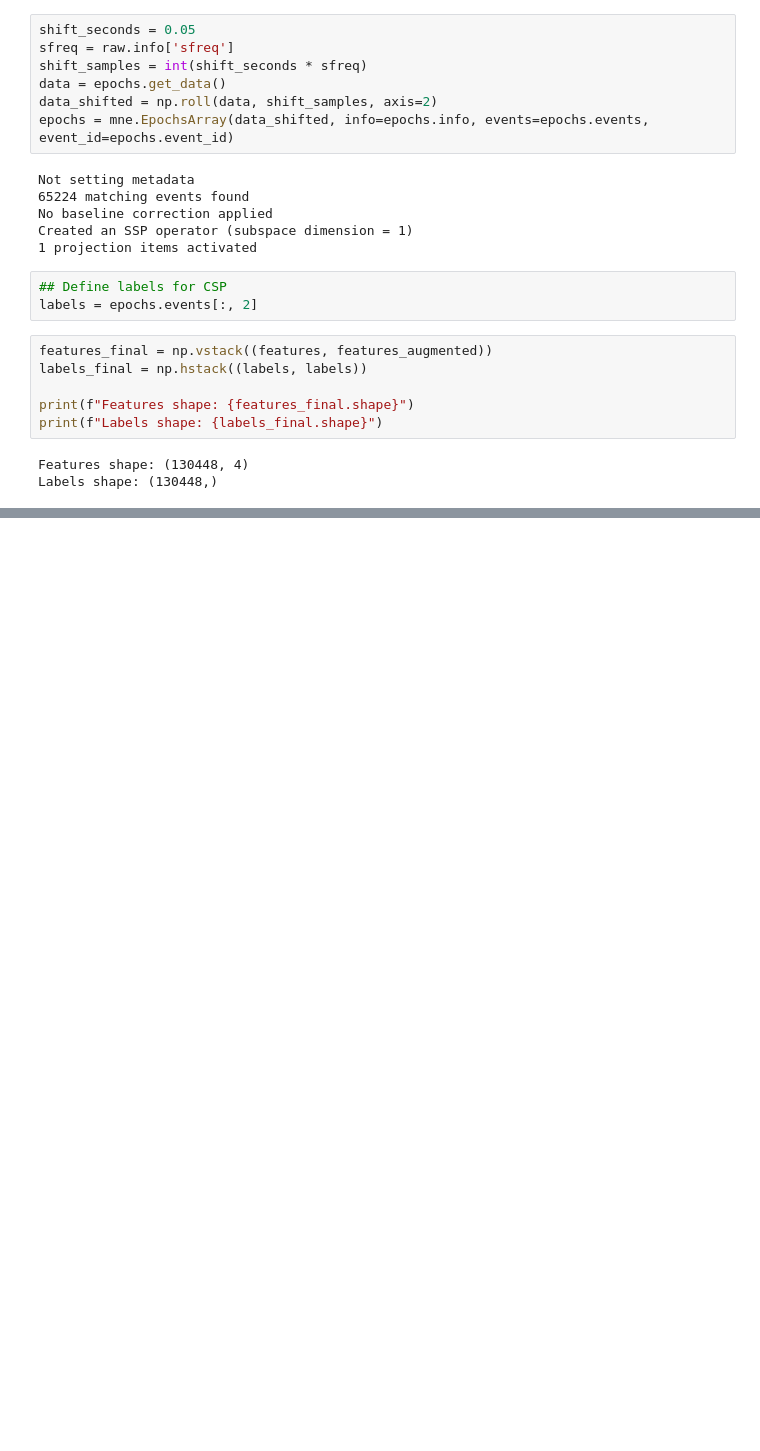
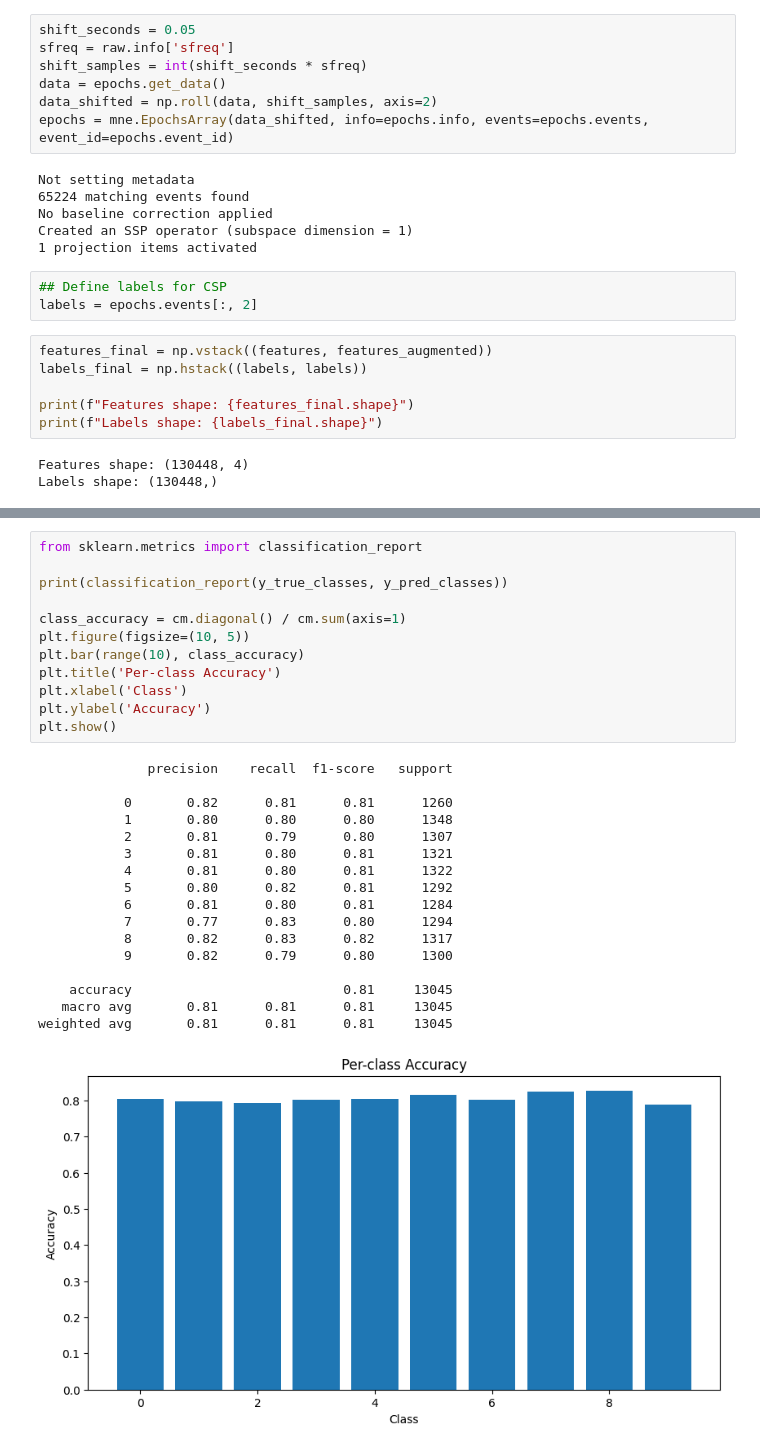
Before and after one commit to zaaisvanzyl/neural-interface-ml-pipeline, a Jupyter notebook: notebooks/main_runner.ipynb, the cells around one changed output, grey strips where cells are left out. Saved outputs shown, nothing was run; the diff lists cells and outputs as text; blank space fills up the shorter version.

```diff
--- a/notebooks/main_runner.ipynb
+++ b/notebooks/main_runner.ipynb
@@ -376,0 +518,30 @@ Model: "functional"
+# %%
+from sklearn.metrics import classification_report
+
+print(classification_report(y_true_classes, y_pred_classes))
+
+class_accuracy = cm.diagonal() / cm.sum(axis=1)
+plt.figure(figsize=(10, 5))
+plt.bar(range(10), class_accuracy)
+plt.title('Per-class Accuracy')
+plt.xlabel('Class')
+plt.ylabel('Accuracy')
+plt.show()
+# %% [output]
+              precision    recall  f1-score   support
+
+           0       0.82      0.81      0.81      1260
+           1       0.80      0.80      0.80      1348
+           2       0.81      0.79      0.80      1307
+           3       0.81      0.80      0.81      1321
+           4       0.81      0.80      0.81      1322
+           5       0.80      0.82      0.81      1292
+           6       0.81      0.80      0.81      1284
+           7       0.77      0.83      0.80      1294
+           8       0.82      0.83      0.82      1317
+           9       0.82      0.79      0.80      1300
+
+    accuracy                           0.81     13045
+   macro avg       0.81      0.81      0.81     13045
+weighted avg       0.81      0.81      0.81     13045
+[figure, added]
```
Also changed, not shown: parts of 9 cells of this notebook, 2 other files.
